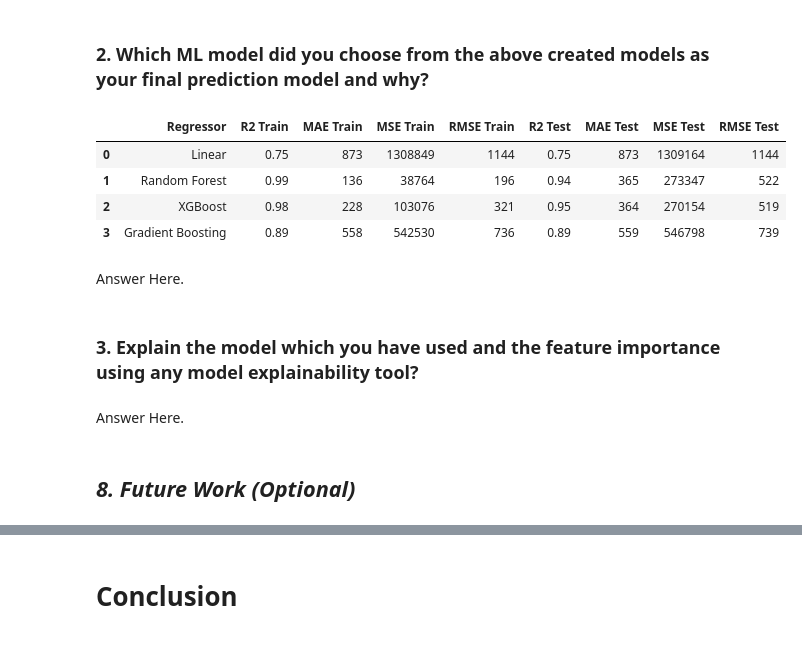
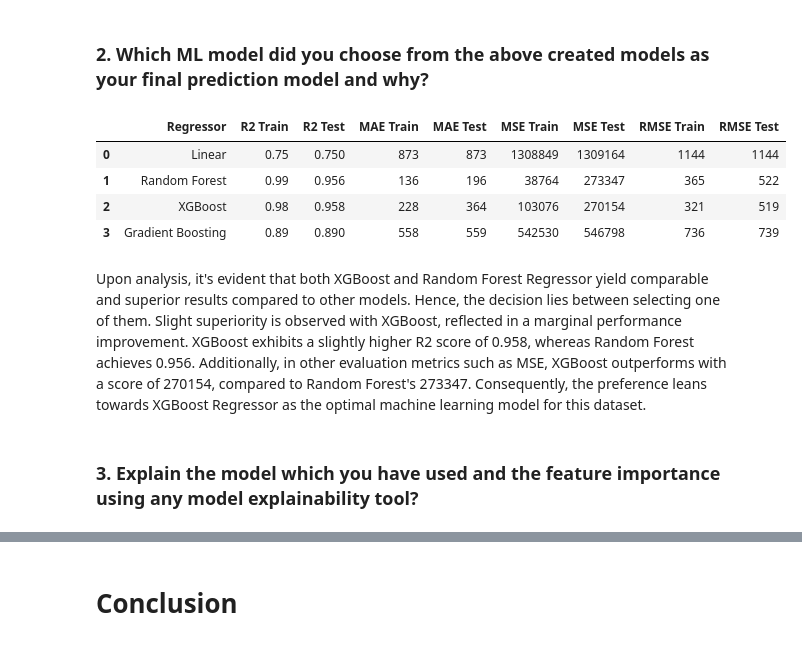
Before and after one commit to kanishkagargg/Retail-Sales-Prediction-Capstone, a Jupyter notebook: Retail_Sales_Prediction_Project.ipynb, the cells around one changed output, grey strips where cells are left out. Drawn from its saved outputs; the diff is of its cells as text; code cells hidden in the pictures.

```diff
--- a/Retail_Sales_Prediction_Project.ipynb
+++ b/Retail_Sales_Prediction_Project.ipynb
@@ -1788,21 +1679,19 @@ MSE/RMSE: These metrics penalize larger errors, making them essential for scenar
 # %% [markdown]
 ### 2. Which ML model did you choose from the above created models as your final prediction model and why?
 # %%
-data = [['Linear', 0.75, 873, 1308849, 1144, 0.75, 873, 1309164, 1144], ['Random Forest', 0.99, 136, 38764, 196, 0.94, 365, 273347, 522],  ['XGBoost', 0.98, 228, 103076, 321, 0.95, 364, 270154, 519], ['Gradient Boosting', 0.89, 558, 542530, 736, 0.89, 559, 546798, 739]]
+data = [['Linear', 0.75, 0.75, 873, 873, 1308849, 1309164, 1144, 1144], ['Random Forest', 0.99, 0.956, 136, 196, 38764, 273347, 365, 522],
+        ['XGBoost', 0.98, 0.958, 228, 364, 103076, 270154, 321, 519], ['Gradient Boosting', 0.89, 0.89, 558, 559, 542530, 546798, 736, 739]]
 # %%
-df = pd.DataFrame(data, columns=['Regressor', 'R2 Train', 'MAE Train', 'MSE Train', 'RMSE Train', 'R2 Test', 'MAE Test', 'MSE Test', 'RMSE Test'])
+df = pd.DataFrame(data, columns=['Regressor', 'R2 Train', 'R2 Test', 'MAE Train', 'MAE Test', 'MSE Train', 'MSE Test', 'RMSE Train', 'RMSE Test'])
 df
 # %% [output]
-|  | Regressor | R2 Train | MAE Train | MSE Train | RMSE Train | R2 Test | MAE Test | MSE Test | RMSE Test |
-| 0 | Linear | 0.75 | 873 | 1308849 | 1144 | 0.75 | 873 | 1309164 | 1144 |
-| 1 | Random Forest | 0.99 | 136 | 38764 | 196 | 0.94 | 365 | 273347 | 522 |
-| 2 | XGBoost | 0.98 | 228 | 103076 | 321 | 0.95 | 364 | 270154 | 519 |
-| 3 | Gradient Boosting | 0.89 | 558 | 542530 | 736 | 0.89 | 559 | 546798 | 739 |
+|  | Regressor | R2 Train | R2 Test | MAE Train | MAE Test | MSE Train | MSE Test | RMSE Train | RMSE Test |
+| 0 | Linear | 0.75 | 0.750 | 873 | 873 | 1308849 | 1309164 | 1144 | 1144 |
+| 1 | Random Forest | 0.99 | 0.956 | 136 | 196 | 38764 | 273347 | 365 | 522 |
+| 2 | XGBoost | 0.98 | 0.958 | 228 | 364 | 103076 | 270154 | 321 | 519 |
+| 3 | Gradient Boosting | 0.89 | 0.890 | 558 | 559 | 542530 | 546798 | 736 | 739 |
-# %% [markdown]
-Answer Here.
+# %% [markdown]
+
+Upon analysis, it's evident that both XGBoost and Random Forest Regressor yield comparable and superior results compared to other models. Hence, the decision lies between selecting one of them. Slight superiority is observed with XGBoost, reflected in a marginal performance improvement. XGBoost exhibits a slightly higher R2 score of 0.958, whereas Random Forest achieves 0.956. Additionally, in other evaluation metrics such as MSE, XGBoost outperforms with a score of 270154, compared to Random Forest's 273347. Consequently, the preference leans towards XGBoost Regressor as the optimal machine learning model for this dataset.
 # %% [markdown]
 ### 3. Explain the model which you have used and the feature importance using any model explainability tool?
-# %% [markdown]
-Answer Here.
-# %% [markdown]
-## ***8.*** ***Future Work (Optional)***
```
Also changed, not shown: parts of 56 cells of this notebook.
